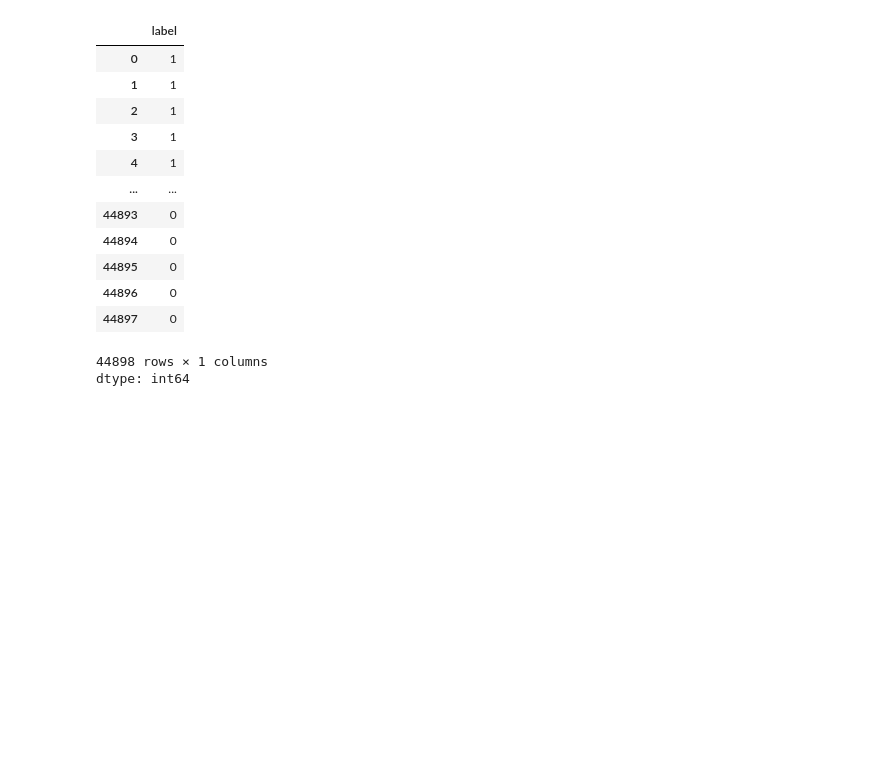
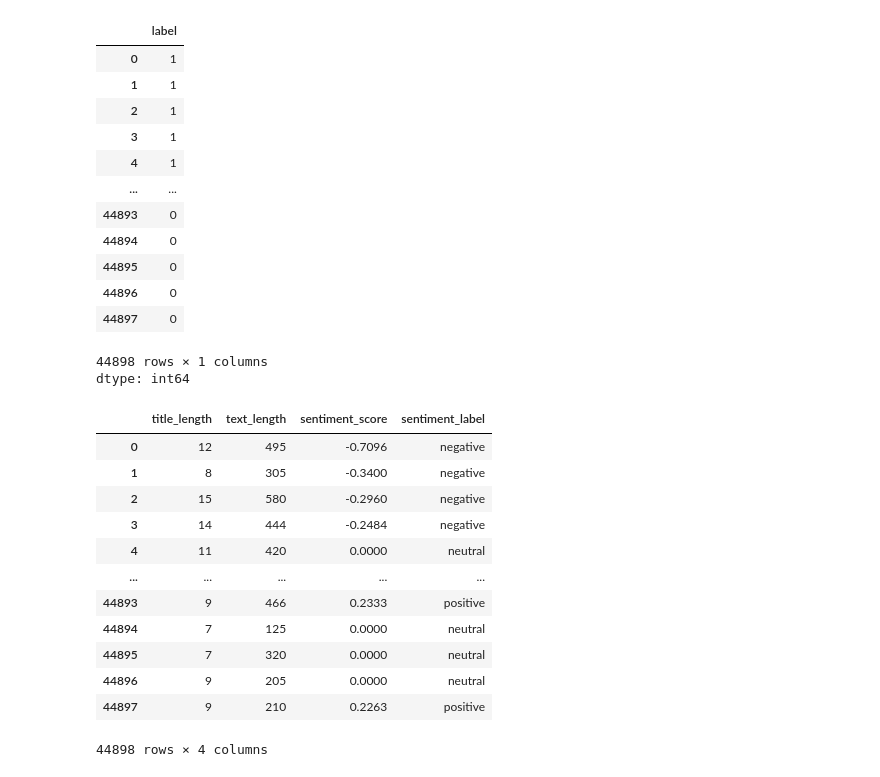
Before and after one commit to hyeeeeeon/ProblemSolving, a Jupyter notebook: Data_Analysis.ipynb, the cells around one changed output. Cells and saved outputs as stored; diff of their text form; code cells hidden in the pictures; blank space fills up the shorter version.

```diff
--- a/Data_Analysis.ipynb
+++ b/Data_Analysis.ipynb
@@ -713,3 +665,20 @@ y
 | 44897 | 0 |
 44898 rows × 1 columns
 dtype: int64
+# %%
+X_features = X_features.drop(columns=['label'])
+X_features
+# %% [output]
+|  | title_length | text_length | sentiment_score | sentiment_label |
+| 0 | 12 | 495 | -0.7096 | negative |
+| 1 | 8 | 305 | -0.3400 | negative |
+| 2 | 15 | 580 | -0.2960 | negative |
+| 3 | 14 | 444 | -0.2484 | negative |
+| 4 | 11 | 420 | 0.0000 | neutral |
+| ... | ... | ... | ... | ... |
+| 44893 | 9 | 466 | 0.2333 | positive |
+| 44894 | 7 | 125 | 0.0000 | neutral |
+| 44895 | 7 | 320 | 0.0000 | neutral |
+| 44896 | 9 | 205 | 0.0000 | neutral |
+| 44897 | 9 | 210 | 0.2263 | positive |
+44898 rows × 4 columns
```
Also changed, not shown: parts of 9 cells of this notebook.
